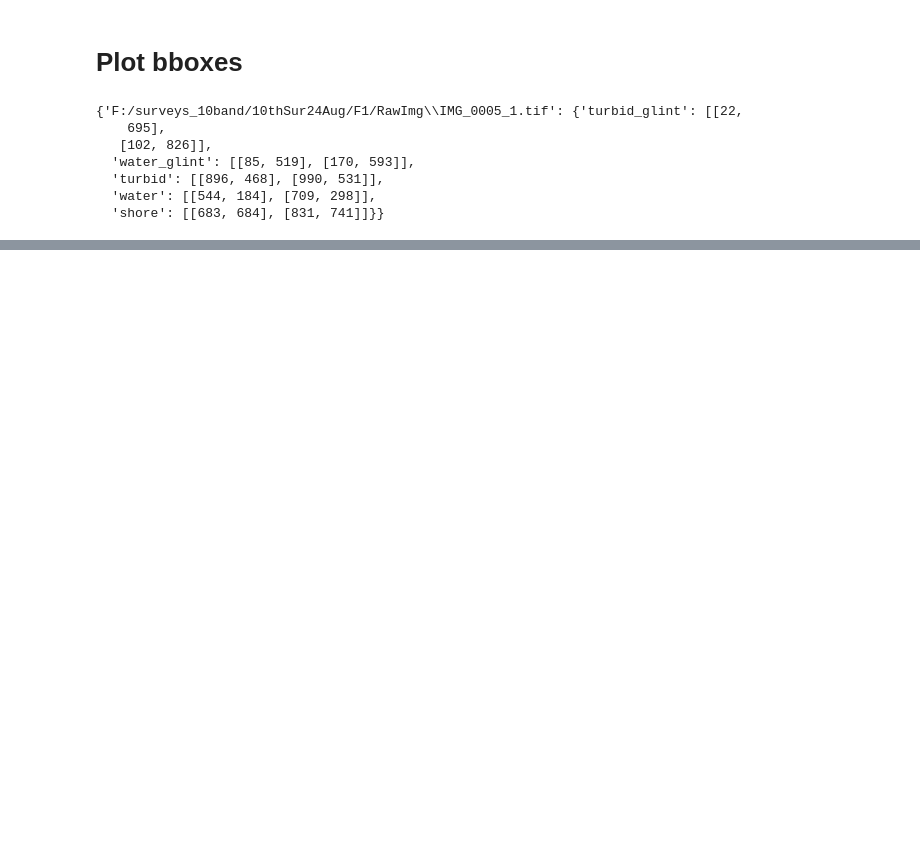
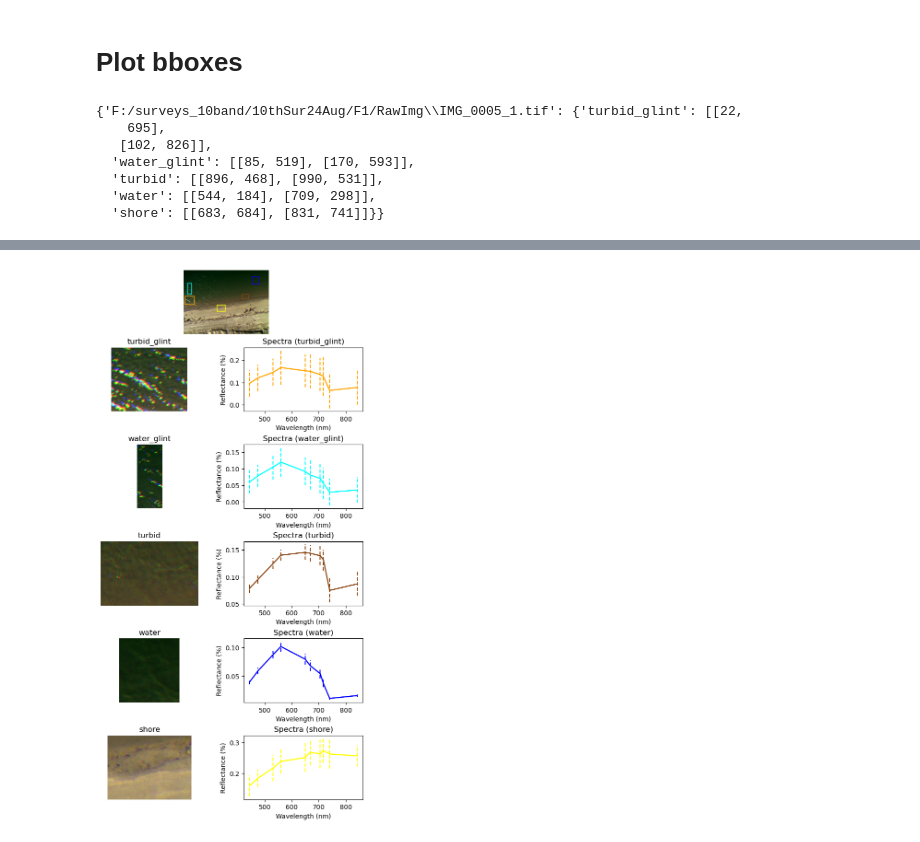
Before and after one commit to pakhuiying/sunglint_correction, a Jupyter notebook: extract_spectral_from_bboxes.ipynb, the cells around one changed output, grey strips where cells are left out. Drawn from its saved outputs; the diff is of its cells as text; code cells hidden in the pictures; blank space fills up the shorter version.

Commit message:
extract spectral information and plotting method for ExtractSpectral

```diff
--- a/extract_spectral_from_bboxes.ipynb
+++ b/extract_spectral_from_bboxes.ipynb
@@ -33,3 +36,7 @@ data
   'turbid': [[896, 468], [990, 531]],
   'water': [[544, 184], [709, 298]],
   'shore': [[683, 684], [831, 741]]}}
+# %%
+wavelengths = mutils.sort_bands_by_wavelength()
+wavelengths_idx = np.array([i[0] for i in wavelengths])
+wavelengths_idx
@@ -135,0 +237,15 @@ ES.plot_bboxes(figsize=(10,5))
+# %%
+warp_mode = cv2.MOTION_HOMOGRAPHY
+img_type = "reflectance"
+parent_dir = list(img_bboxes)[0]
+img_fp = 'IMG_0004_1.tif'
+fp = os.path.join(parent_dir,img_fp)
+print(fp)
+cap = mutils.import_captures(fp)
+warp_matrices = cap.get_warp_matrices()
+cropped_dimensions,_ = imageutils.find_crop_bounds(cap,warp_matrices)
+im_aligned = imageutils.aligned_capture(cap, warp_matrices, warp_mode, cropped_dimensions, None, img_type=img_type)
+bboxes = img_bboxes[parent_dir][img_fp]
+# for category, bbox in bboxes:
+bboxes_i = bboxes['water_glint']
+bboxes
@@ -135,0 +259,5 @@ ES.plot_bboxes(figsize=(10,5))
+# %%
+ES = ExtractSpectral(r"saved_bboxes")
+ES.plot_multispectral(parent_dir,img_fp,img_bboxes=img_bboxes,warp_matrices=warp_matrices, cropped_dimensions=cropped_dimensions)
+# %% [output]
+[figure, added]
```
Also changed, not shown: parts of 9 cells of this notebook, 7 other files.
